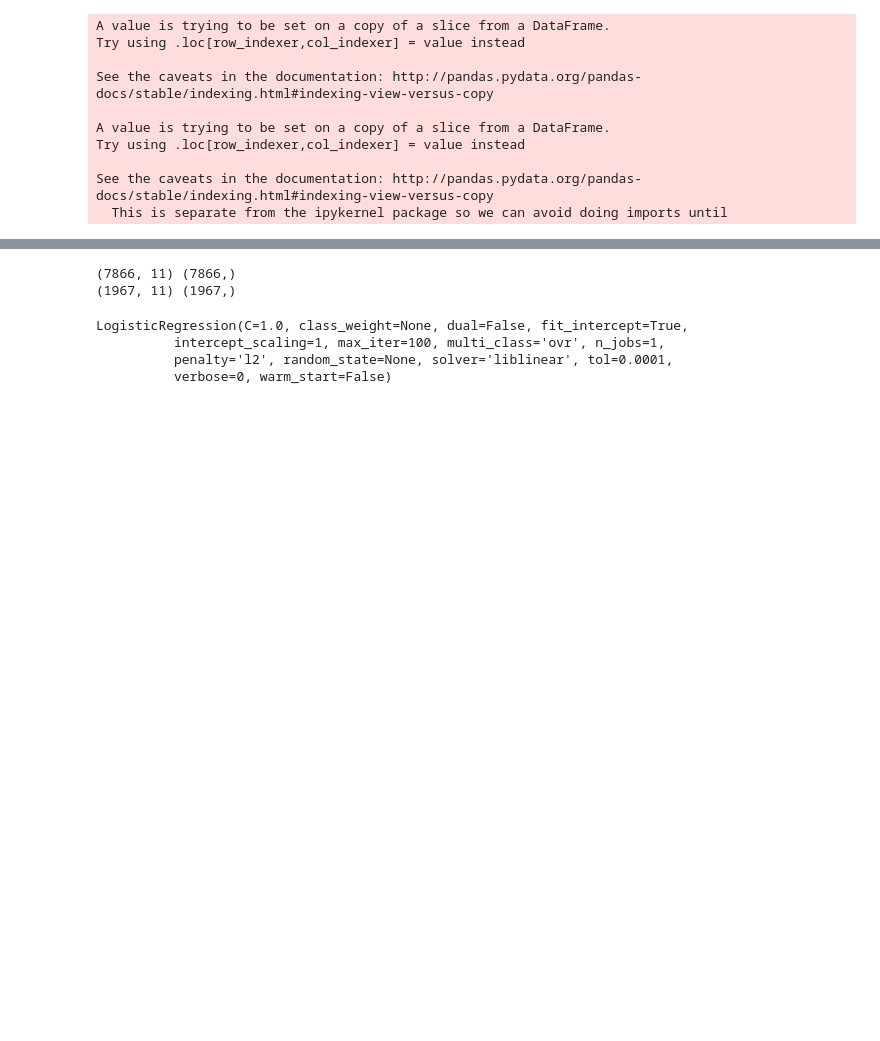
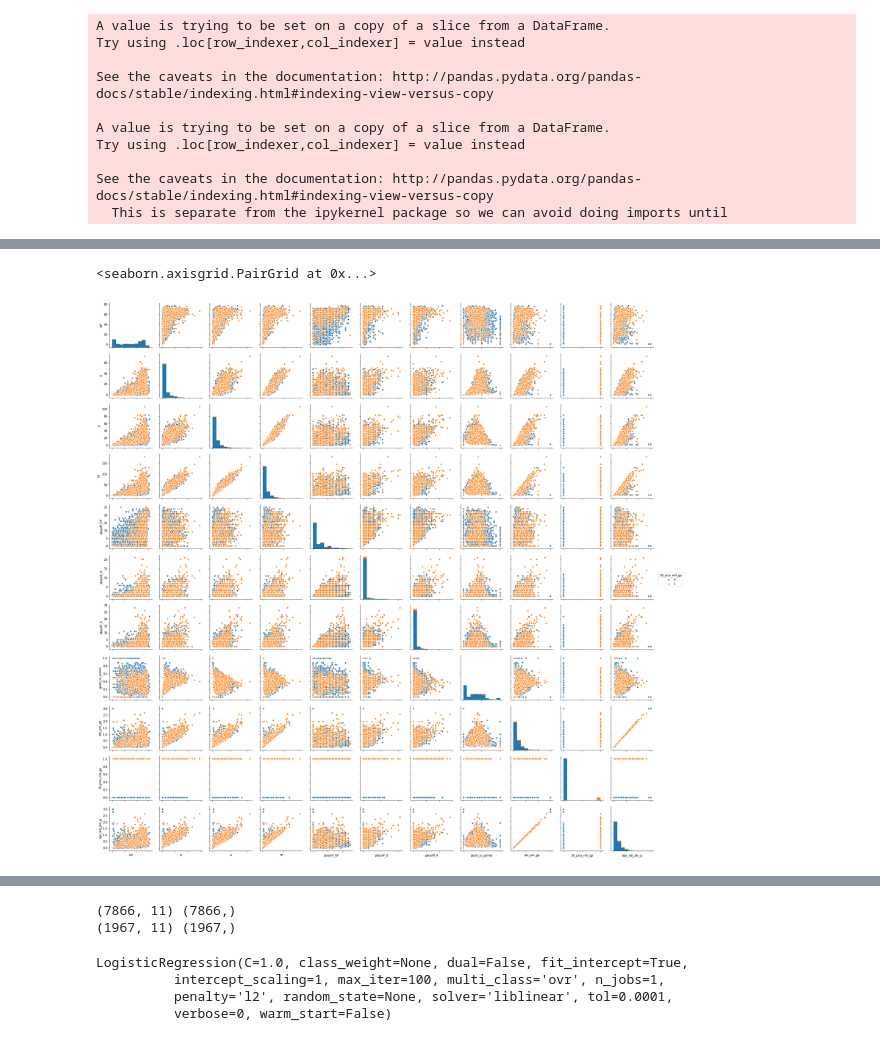
Before and after one commit to Schmoegurt/prospectmodel, a Jupyter notebook: Prospect Model.ipynb, the cells around one changed output, grey strips where cells are left out. Drawn from its saved outputs; the diff is of its cells as text; code cells hidden in the pictures; blank space fills up the shorter version.

Commit message:
Pair plot done

```diff
--- a/Prospect Model.ipynb
+++ b/Prospect Model.ipynb
@@ -154,10 +155,10 @@ draft_year_df_def = draft_year_df[draft_year_df.Position == 'D']
 draft_year_df_fwd = draft_year_df[draft_year_df.Position != 'D']
 # %%
 #creating adjusted pts per game for forwards and defense
-draft_year_df_def['age_adj_pts_g'] = (1- ((draft_year_df_def.loc[:,('Age')]-17) * def_model_coef)) \
-                                        * draft_year_df_def.loc[:,('pts_per_gp')]
-draft_year_df_fwd['age_adj_pts_g'] = (1- ((draft_year_df_fwd.loc[:,('Age')]-17) * fwd_model_coef)) \
-                                        * draft_year_df_fwd.loc[:,('pts_per_gp')]
+draft_year_df_def['age_adj_pts_g'] = (1- ((draft_year_df_def['Age']-17) * def_model_coef)) \
+                                        * draft_year_df_def['pts_per_gp']
+draft_year_df_fwd['age_adj_pts_g'] = (1- ((draft_year_df_fwd['Age']-17) * fwd_model_coef)) \
+                                        * draft_year_df_fwd['pts_per_gp']
 
 #(1 - ([Age as of September of draft year - 17] * 0.1672)) * Pts/GP as from Rhys Jessop formula
 # %% [output]
@@ -178,5 +179,9 @@ draft_year_df = pd.concat(frames)
 draft_year_df = draft_year_df.fillna(value=0)
 # %%
 draft_year_df.nhl_G = draft_year_df.nhl_G.astype('float')
+draft_year_df.nhl_TP = draft_year_df.nhl_TP.astype('float')
 # %%
-draft_year_df['nhl_pts_per_gp'] = draft_year_df['nhl_G'] / draft_year_df['nhl_GP']
+draft_year_df['nhl_pts_per_gp'] = draft_year_df['nhl_TP'] / draft_year_df['nhl_GP']
+# %%
+draft_year_df['200_plus_nhl_gp'] = np.where(draft_year_df['nhl_GP']>=200, 1, 0)
+draft_year_df['>_than_.2_pts_gp'] = np.where(draft_year_df['nhl_pts_per_gp']>=.50, 1, 0)
@@ -182,0 +211,9 @@ draft_year_df['nhl_pts_per_gp'] = draft_year_df['nhl_G'] / draft_year_df['nhl_GP
+# %%
+import seaborn as sns
+g = sns.pairplot(draft_year_df[['HT', 'GP', 'G', 'A', 'TP', 'playoff_GP', 'playoff_G', 'playoff_A',
+       'goals_to_points', 'pts_per_gp', '50_plus_nhl_gp', 'age_adj_pts_g']], hue='50_plus_nhl_gp',
+                  )
+g.set(xticklabels=[])
+# %% [output]
+<seaborn.axisgrid.PairGrid at 0x...>
+[figure, added]
```
Also changed, not shown: parts of 6 cells of this notebook.
